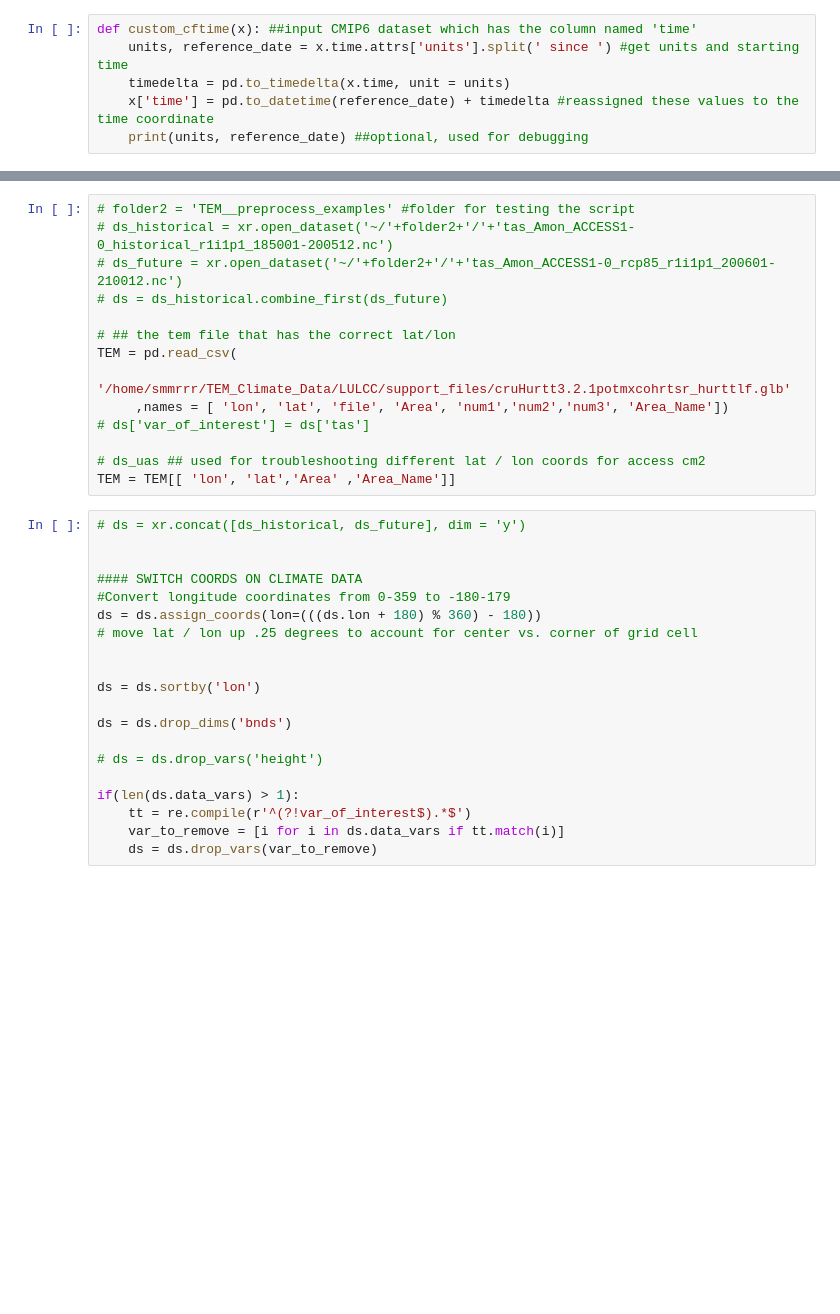
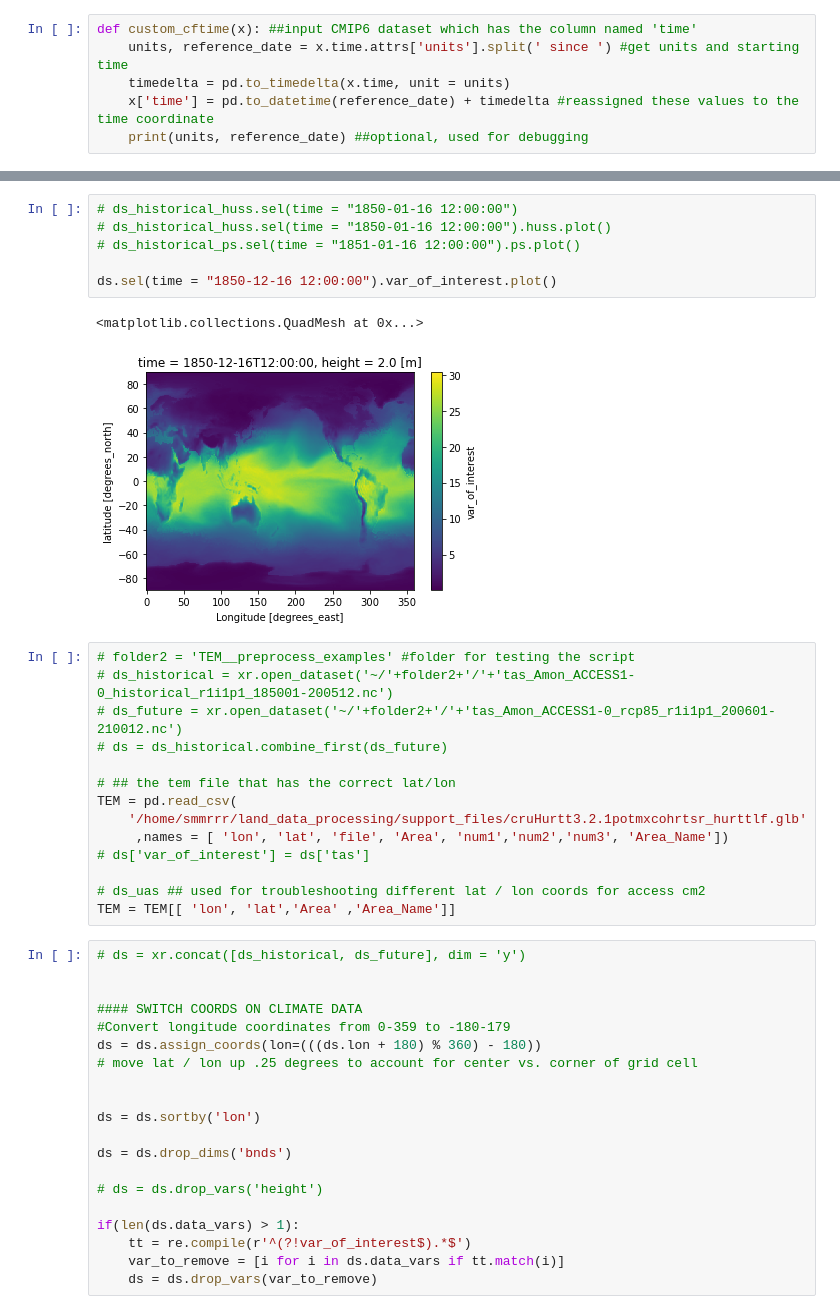
Before and after one commit to UCDglobalchange/TEM_CMIP_Preprocessing_Files, a Jupyter notebook: CMIP6/Preprocess_CMIP6_TEM.ipynb, the cells around one changed output, grey strips where cells are left out. Saved outputs shown, nothing was run; the diff lists cells and outputs as text; blank space fills up the shorter version.

Commit message:
adding time period fixes

```diff
--- a/CMIP6/Preprocess_CMIP6_TEM.ipynb
+++ b/CMIP6/Preprocess_CMIP6_TEM.ipynb
@@ -160,3 +348,12 @@ Coordinates:
+# %%
+# ds_historical_huss.sel(time = "1850-01-16 12:00:00")
+# ds_historical_huss.sel(time = "1850-01-16 12:00:00").huss.plot()
+# ds_historical_ps.sel(time = "1851-01-16 12:00:00").ps.plot()
+
+ds.sel(time = "1850-12-16 12:00:00").var_of_interest.plot()
+# %% [output]
+<matplotlib.collections.QuadMesh at 0x...>
+[figure, added]
 # %%
 # folder2 = 'TEM__preprocess_examples' #folder for testing the script
 # ds_historical = xr.open_dataset('~/'+folder2+'/'+'tas_Amon_ACCESS1-0_historical_r1i1p1_185001-200512.nc')
@@ -165,7 +362,7 @@ Coordinates:
 
 # ## the tem file that has the correct lat/lon
 TEM = pd.read_csv(
-    '/home/smmrrr/TEM_Climate_Data/LULCC/support_files/cruHurtt3.2.1potmxcohrtsr_hurttlf.glb'
+    '/home/smmrrr/land_data_processing/support_files/cruHurtt3.2.1potmxcohrtsr_hurttlf.glb'
      ,names = [ 'lon', 'lat', 'file', 'Area', 'num1','num2','num3', 'Area_Name'])
 # ds['var_of_interest'] = ds['tas']
 
```
Also changed, not shown: parts of 31 cells of this notebook, 4 other files.
